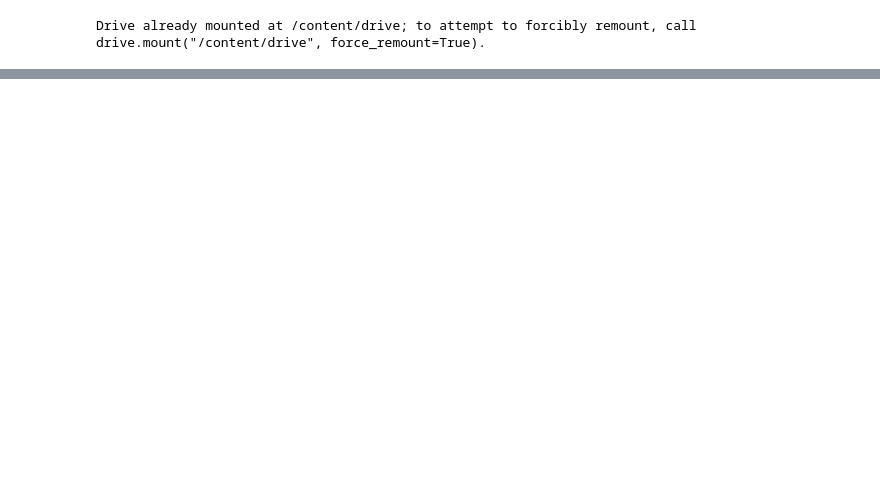
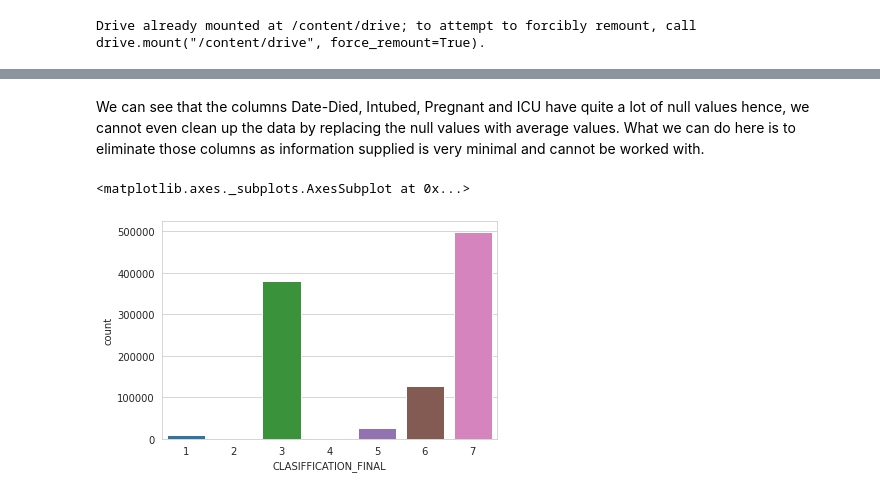
Before and after one commit to NNEKUS/-data-engineering-project-template., a Jupyter notebook: My_Data_Cleaning_and_Enrichment_Notebook.ipynb, the cells around one changed output, grey strips where cells are left out. Cells and saved outputs as stored; diff of their text form; code cells hidden in the pictures; blank space fills up the shorter version.

```diff
--- a/My_Data_Cleaning_and_Enrichment_Notebook.ipynb
+++ b/My_Data_Cleaning_and_Enrichment_Notebook.ipynb
@@ -41,0 +296,9 @@ Archive:  covid19-dataset.zip
+# %% [markdown]
+We can see that the columns Date-Died, Intubed, Pregnant and ICU have quite a lot of null values hence, we cannot even clean up the data by replacing the null values with average values.
+What we can do here is to eliminate those columns as information supplied is very minimal and cannot be worked with.
+# %%
+sns.set_style('whitegrid')
+sns.countplot(x='CLASIFFICATION_FINAL', data = df1)
+# %% [output]
+<matplotlib.axes._subplots.AxesSubplot at 0x...>
+[figure, added]
```
Also changed, not shown: parts of 56 cells of this notebook.
